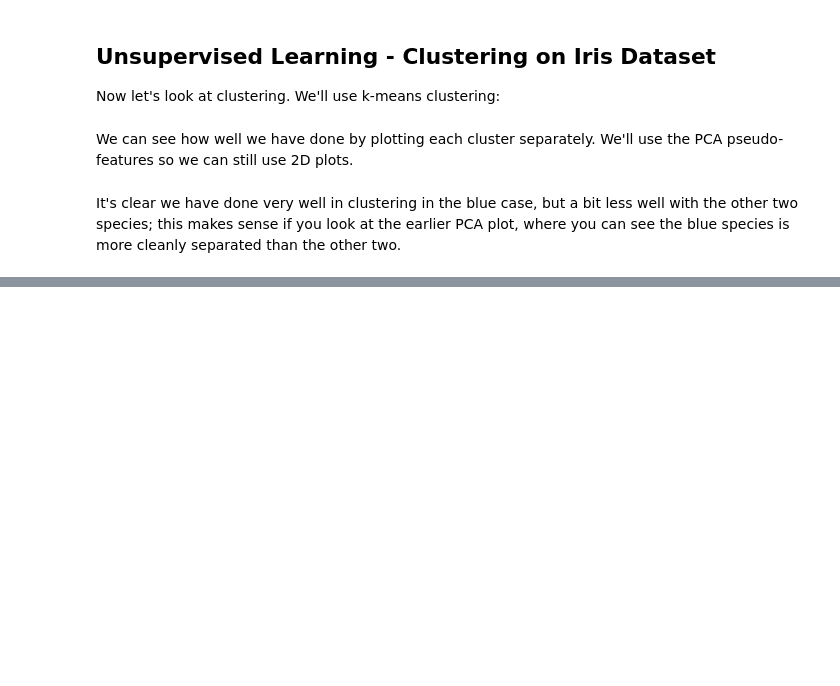
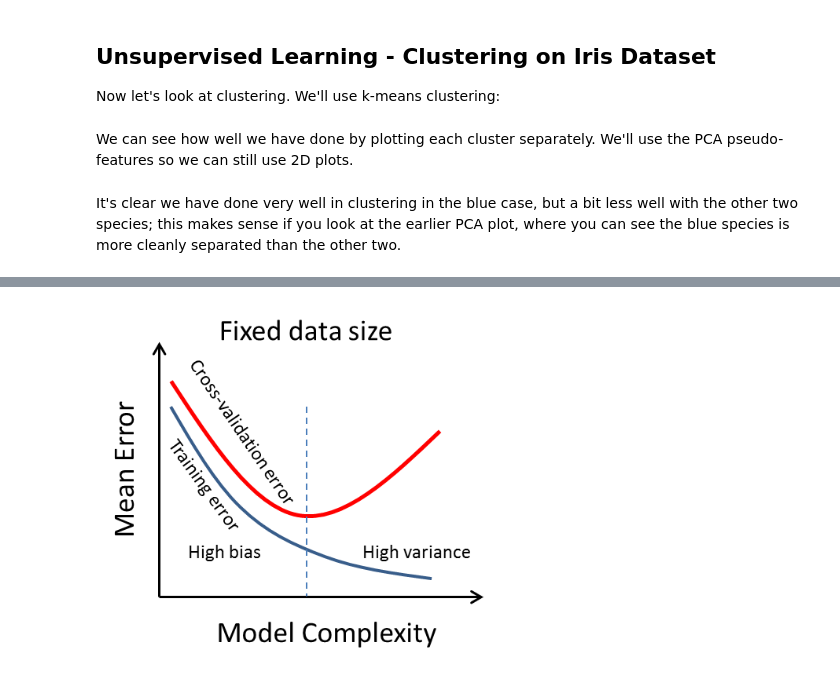
Before and after one commit to gramster/pythonbootcamp, a Jupyter notebook: 09 Basic Machine Learning with Scikit-Learn.ipynb, the cells around one changed output, grey strips where cells are left out. Cells and saved outputs as stored; diff of their text form; code cells hidden in the pictures; blank space fills up the shorter version.

```diff
--- a/09 Basic Machine Learning with Scikit-Learn.ipynb
+++ b/09 Basic Machine Learning with Scikit-Learn.ipynb
@@ -152,0 +271,6 @@ It's clear we have done very well in clustering in the blue case, but a bit less
+# %%
+from IPython.display import Image
+url = 'https://i.stack.imgur.com/S0tRm.png'
+Image(url,width=400, height=400)
+# %% [output]
+[figure, added]
```
Also changed, not shown: parts of 68 cells of this notebook.
